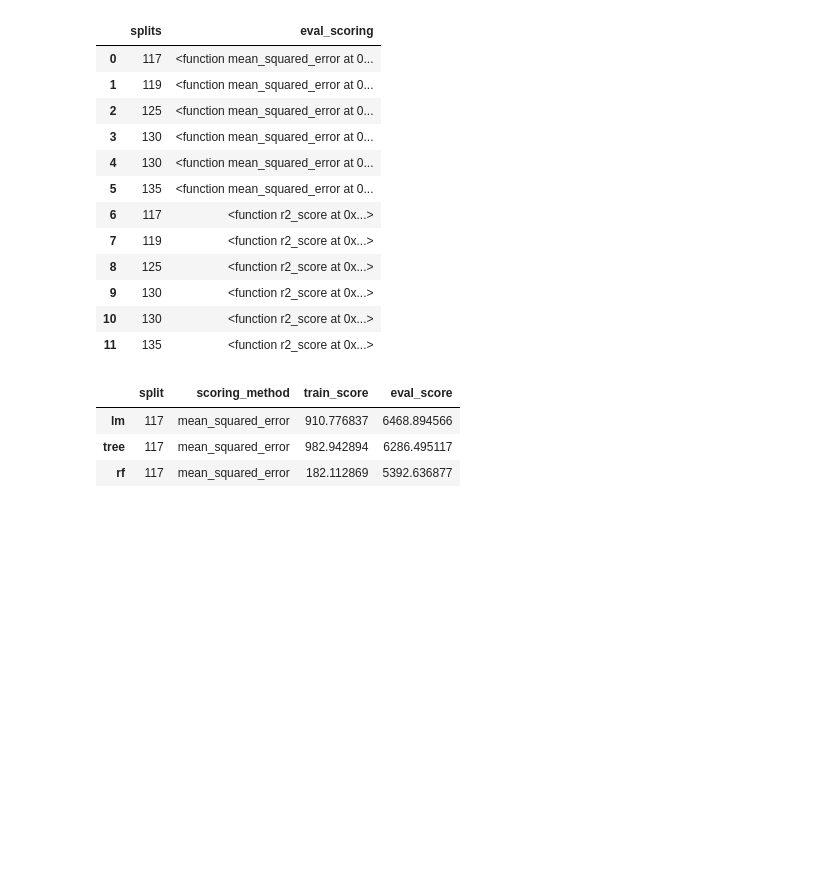
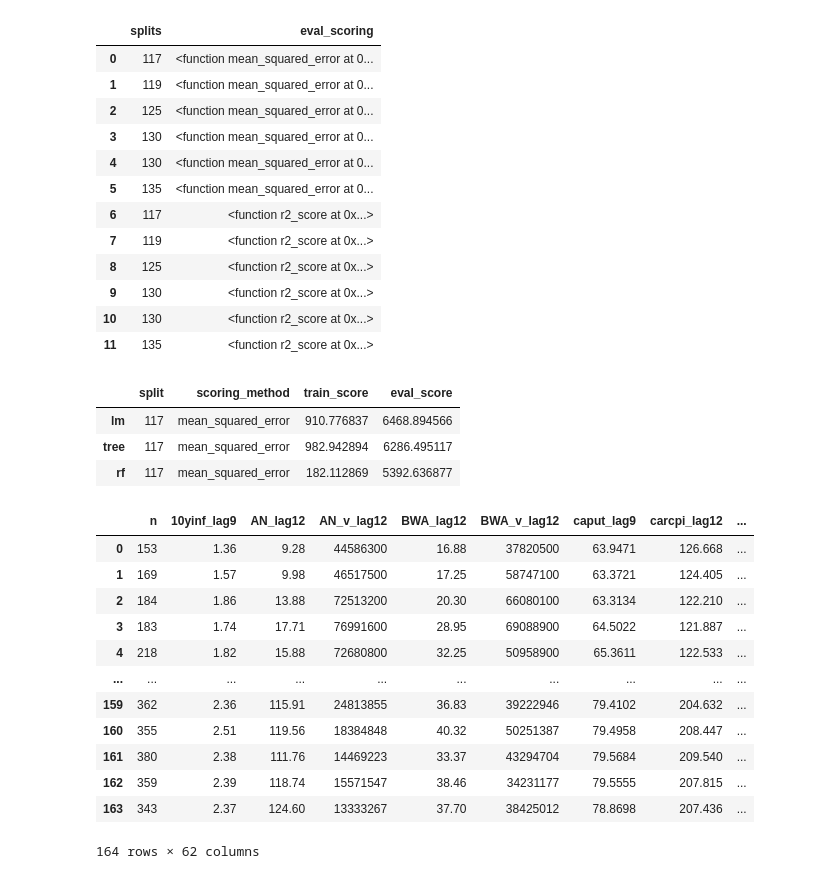
Before and after one commit to kmarkey/LJ_Leading_Indicators, a Jupyter notebook: models/dev/notebooks/train.ipynb, the cells around one changed output. Cells and saved outputs as stored; diff of their text form; code cells hidden in the pictures; blank space fills up the shorter version.

```diff
--- a/models/dev/notebooks/train.ipynb
+++ b/models/dev/notebooks/train.ipynb
@@ -248,4 +246,20 @@ for i in range(20, 135, 5):
     pdf = pdf.rename(columns = {'index':'model'})
 
     full = pd.concat([pdf, full], ignore_index = True)
+# %%
+data
+# %% [output]
+|  | n | 10yinf_lag9 | AN_lag12 | AN_v_lag12 | BWA_lag12 | BWA_v_lag12 | caput_lag9 | carcpi_lag12 | ... |
+| 0 | 153 | 1.36 | 9.28 | 44586300 | 16.88 | 37820500 | 63.9471 | 126.668 | ... |
+| 1 | 169 | 1.57 | 9.98 | 46517500 | 17.25 | 58747100 | 63.3721 | 124.405 | ... |
+| 2 | 184 | 1.86 | 13.88 | 72513200 | 20.30 | 66080100 | 63.3134 | 122.210 | ... |
+| 3 | 183 | 1.74 | 17.71 | 76991600 | 28.95 | 69088900 | 64.5022 | 121.887 | ... |
+| 4 | 218 | 1.82 | 15.88 | 72680800 | 32.25 | 50958900 | 65.3611 | 122.533 | ... |
+| ... | ... | ... | ... | ... | ... | ... | ... | ... | ... |
+| 159 | 362 | 2.36 | 115.91 | 24813855 | 36.83 | 39222946 | 79.4102 | 204.632 | ... |
+| 160 | 355 | 2.51 | 119.56 | 18384848 | 40.32 | 50251387 | 79.4958 | 208.447 | ... |
+| 161 | 380 | 2.38 | 111.76 | 14469223 | 33.37 | 43294704 | 79.5684 | 209.540 | ... |
+| 162 | 359 | 2.39 | 118.74 | 15571547 | 38.46 | 34231177 | 79.5555 | 207.815 | ... |
+| 163 | 343 | 2.37 | 124.60 | 13333267 | 37.70 | 38425012 | 78.8698 | 207.436 | ... |
+164 rows × 62 columns
 # %%
```
Also changed, not shown: parts of 10 cells of this notebook, 26 other files.
